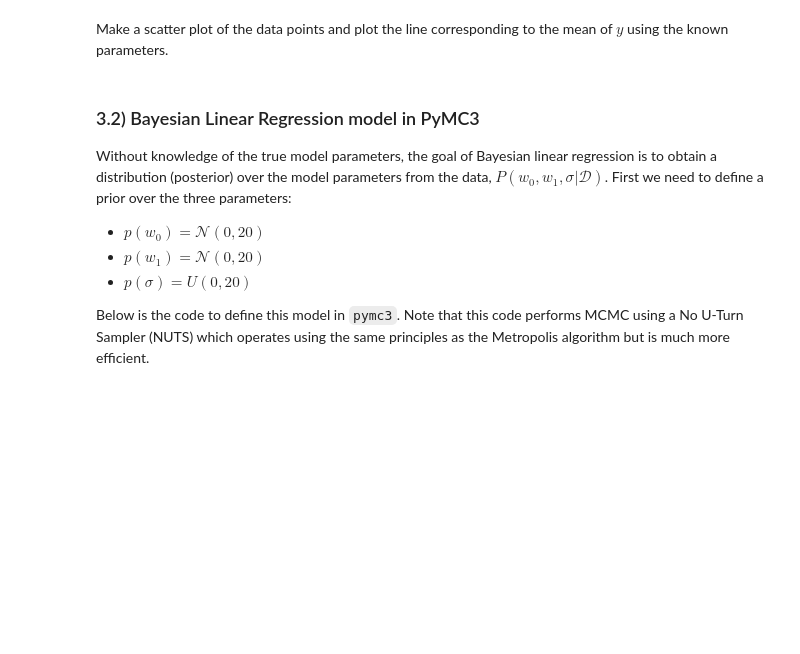
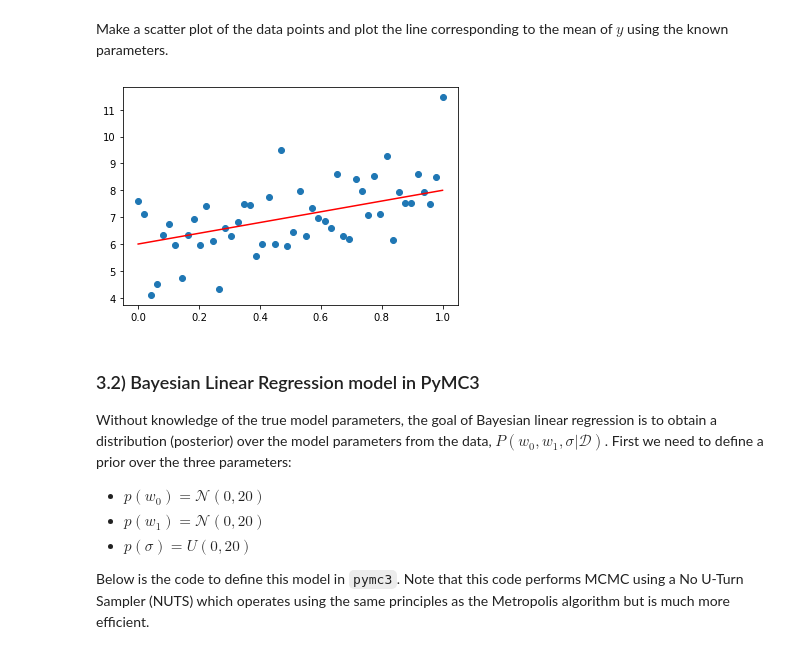
Before and after one commit to JonathanMarriott/lab_sheets_public, a Jupyter notebook: lab3/lab3-Bayesian_Networks_MCMC_PyMC3.ipynb, the cells around one changed output. Saved outputs shown, nothing was run; the diff lists cells and outputs as text; code cells hidden in the pictures; blank space fills up the shorter version.

```diff
--- a/lab3/lab3-Bayesian_Networks_MCMC_PyMC3.ipynb
+++ b/lab3/lab3-Bayesian_Networks_MCMC_PyMC3.ipynb
@@ -244,3 +238,10 @@ Make a scatter plot of the data points and plot the line corresponding to the me
+# %%
+# write your code here
+plt.scatter(x,y)
+plt.plot(x,true_w0+true_w1*x,c = 'r')
+plt.show()
+# %% [output]
+[figure, added]
 # %% [markdown]
 ### 3.2) Bayesian Linear Regression model in PyMC3
 
```
Also changed, not shown: parts of 9 cells of this notebook.
